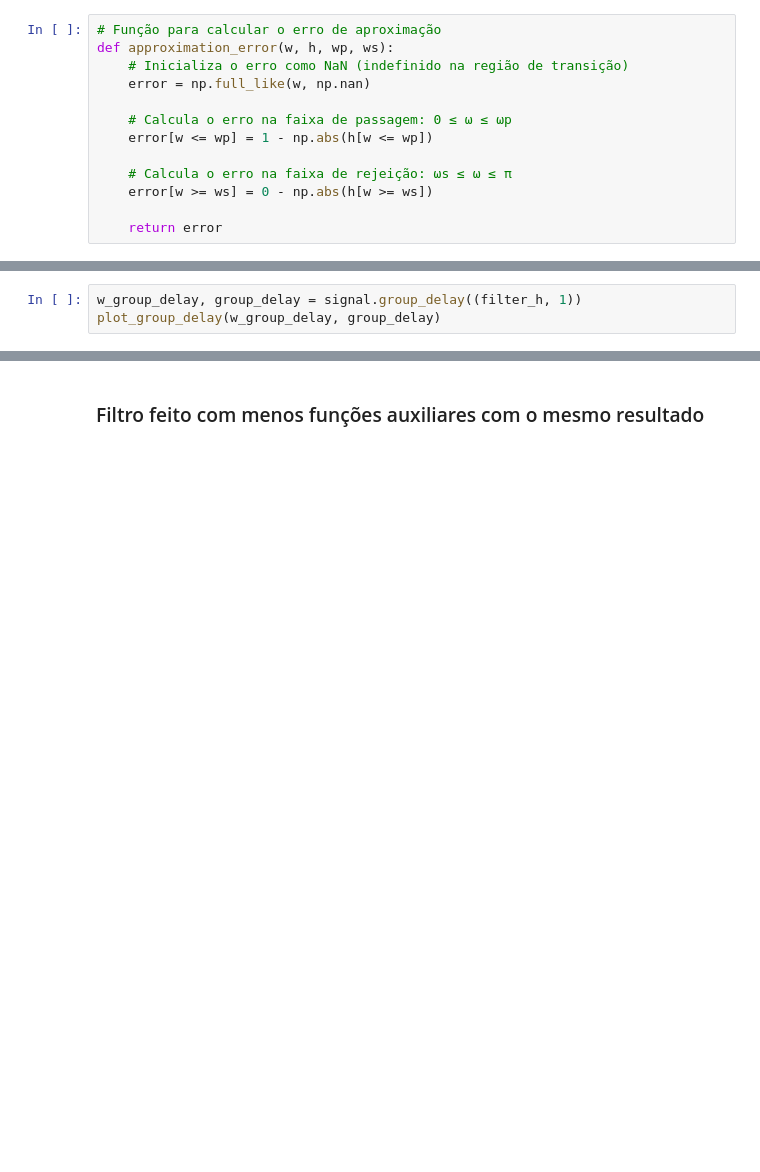
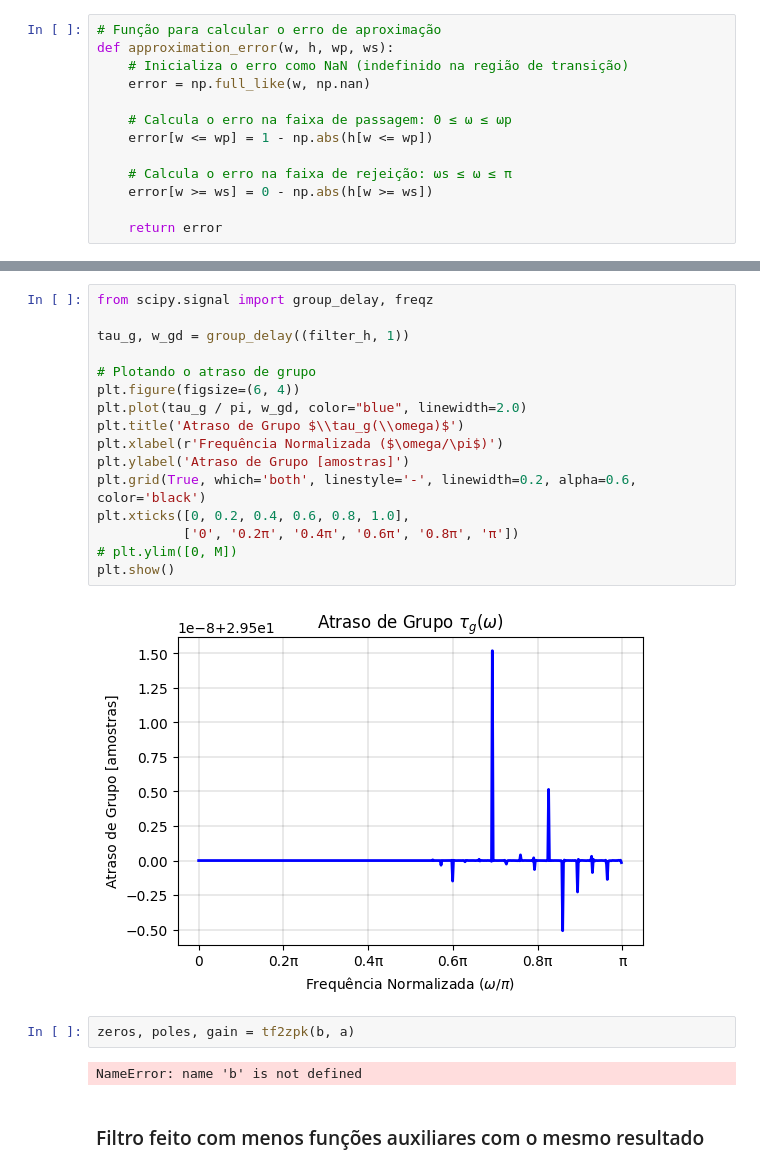
Before and after one commit to IvonLuiz/FIR_Filter_WindowMethod, a Jupyter notebook: notebook/FIR.ipynb, the cells around one changed output, grey strips where cells are left out. Saved outputs shown, nothing was run; the diff lists cells and outputs as text; blank space fills up the shorter version.

```diff
--- a/notebook/FIR.ipynb
+++ b/notebook/FIR.ipynb
@@ -209,3 +228,0 @@ plot_approximation_error(w_normalized, error)
-# %%
-w_group_delay, group_delay = signal.group_delay((filter_h, 1))
-plot_group_delay(w_group_delay, group_delay)
@@ -215,3 +263,25 @@ plot_group_delay(w_group_delay, group_delay)
+# %%
+from scipy.signal import group_delay, freqz
+
+tau_g, w_gd = group_delay((filter_h, 1))
+
+# Plotando o atraso de grupo
+plt.figure(figsize=(6, 4))
+plt.plot(tau_g / pi, w_gd, color="blue", linewidth=2.0)
+plt.title('Atraso de Grupo $\\tau_g(\\omega)$')
+plt.xlabel(r'Frequência Normalizada ($\omega/\pi$)')
+plt.ylabel('Atraso de Grupo [amostras]')
+plt.grid(True, which='both', linestyle='-', linewidth=0.2, alpha=0.6, color='black')
+plt.xticks([0, 0.2, 0.4, 0.6, 0.8, 1.0],
+           ['0', '0.2π', '0.4π', '0.6π', '0.8π', 'π'])
+# plt.ylim([0, M])
+plt.show()
+# %% [output]
+[figure, added]
+# %%
+zeros, poles, gain = tf2zpk(b, a)
+# %% [output]
+NameError: name 'b' is not defined
 # %% [markdown]
 ### Filtro feito com menos funções auxiliares com o mesmo resultado
 # %%
```
Also changed, not shown: parts of 17 cells of this notebook.
